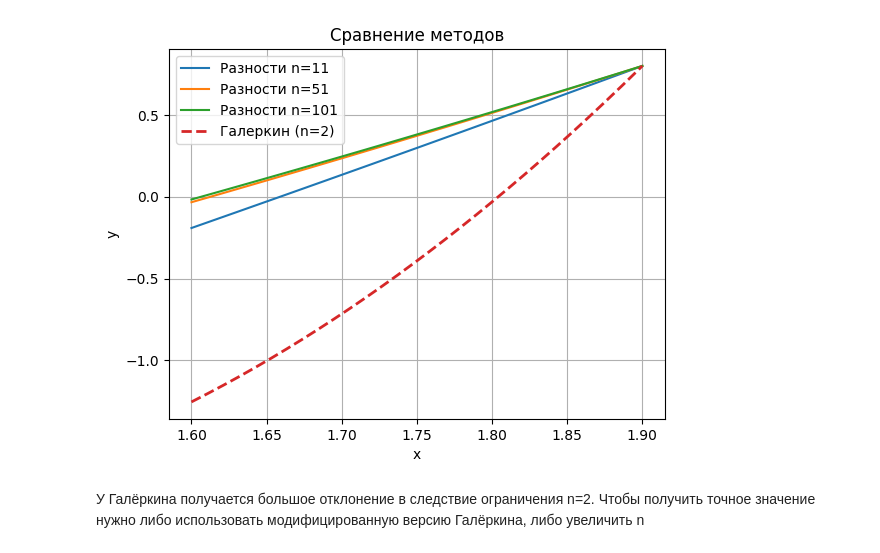
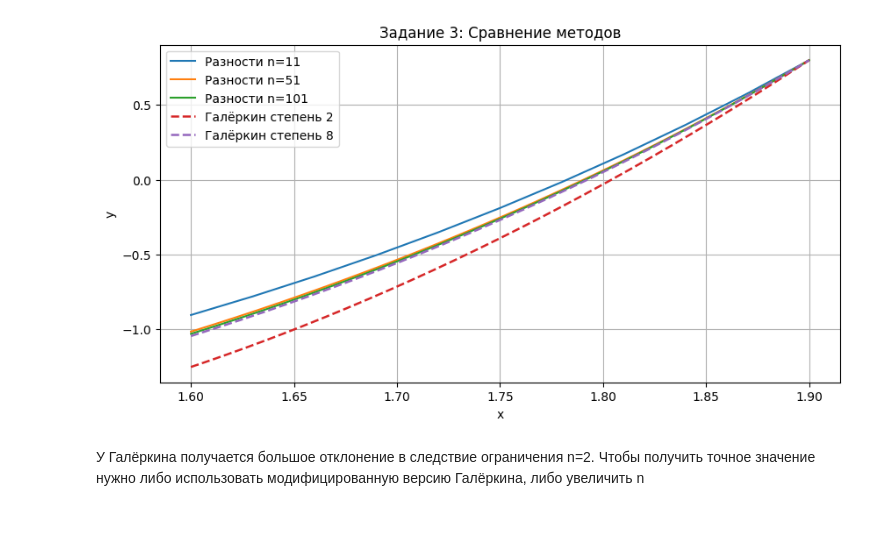
Before and after one commit to medicsera/CalcMethods, a Jupyter notebook: lab4.ipynb, the cells around one changed output. Cells and saved outputs as stored; diff of their text form; code cells hidden in the pictures; blank space fills up the shorter version.

```diff
--- a/lab4.ipynb
+++ b/lab4.ipynb
@@ -154,77 +154,66 @@ y = [-0.03328838 -0.01742819 -0.00153662  0.01438643  0.03034107  0.04632742
 # %%
-def galerkin():
+
+def galerkin(degree=2):
     x1, x2 = 1.6, 1.9
+    N = degree + 1
 
-    # базис: 1, x, x^2
-    phi = [
-        lambda x: 1,
-        lambda x: x,
-        lambda x: x**2
-    ]
+    phi   = [lambda x, k=k: x**k                               for k in range(N)]
+    dphi  = [lambda x, k=k: k * x**(k-1)      if k > 0 else 0.0 for k in range(N)]
+    ddphi = [lambda x, k=k: k*(k-1)*x**(k-2)  if k > 1 else 0.0 for k in range(N)]
 
-    dphi = [
-        lambda x: 0,
-        lambda x: 1,
-        lambda x: 2*x
-    ]
+    # Матрица и правая часть Галёркина
+    # Aij = integral L[phii]·phii dx,  L[u] = u'' + p(x)u' + q(x)u
+    A = np.zeros((N, N))
+    b_vec = np.zeros(N)
 
-    ddphi = [
-        lambda x: 0,
-        lambda x: 0,
-        lambda x: 2
-    ]
+    for i in range(N):
+        for j in range(N):
+            integrand = lambda x, i=i, j=j: (
+                ddphi[j](x) + p(x) * dphi[j](x) + q(x) * phi[j](x)
+            ) * phi[i](x)
+            A[i, j] = quad(integrand, x1, x2)[0]
+        rhs_fn = lambda x, i=i: f(x) * phi[i](x)
+        b_vec[i] = quad(rhs_fn, x1, x2)[0]
 
-    A = np.zeros((3, 3))
-    b = np.zeros(3)
+    # Заменяем строки 0 и 1 на граничные условия
+    A[0, :] = [phi[j](x2) for j in range(N)] # y(1.9) = 0.8
+    b_vec[0] = mu2
 
-    # заполняем систему Галеркина
-    for i in range(3):
-        for j in range(3):
-            integrand = lambda x: (
-                ddphi[j](x)
-                - 0.5 * x**2 * dphi[j](x)
-                + 2 * phi[j](x)
-            ) * phi[i](x)
+    A[1, :] = [phi[j](x1) + alpha * dphi[j](x1) for j in range(N)] # y(1.6)+0.7y'(1.6)=2
+    b_vec[1] = mu1
 
-            A[i, j] = quad(integrand, x1, x2)[0]
+    coeffs = np.linalg.solve(A, b_vec)
 
-        rhs = lambda x: x**2 * phi[i](x)
-        b[i] = quad(rhs, x1, x2)[0]
+    # Финальное решение
+    def y_sol(x):  return sum(coeffs[k] * phi[k](x) for k in range(N))
+    def dy_sol(x): return sum(coeffs[k] * dphi[k](x) for k in range(N))
 
-    # заменяем 2 уравнения на граничные условия
-    # y(1.9) = 0.8
-    A[0, :] = [phi[j](1.9) for j in range(3)]
-    b[0] = 0.8
+    # Подстановка в граничные условия
+    left_val  = y_sol(x1) + alpha * dy_sol(x1)
+    right_val = y_sol(x2)
 
-    # y(1.6) + 0.7y'(1.6) = 2
-    A[1, :] = [phi[j](1.6) + 0.7 * dphi[j](1.6) for j in range(3)]
-    b[1] = 2
+    print(f"\nКоэффициенты c: {np.round(coeffs, 6)}")
+    print(f"  y(1.6)+0.7·y'(1.6) = {left_val:.8f}  (должно {mu1}) → {'OK — ГУ выполнено' if abs(left_val - mu1) < 1e-8 else 'НЕ ОК'}")
+    print(f"  y(1.9)              = {right_val:.8f}  (должно {mu2}) → {'OK — ГУ выполнено' if abs(right_val - mu2) < 1e-8 else 'НЕ ОК'}")
 
-    # решаем
-    a = np.linalg.solve(A, b)
-
-    # функция решения
     x_plot = np.linspace(x1, x2, 200)
-    y_plot = a[0] + a[1]*x_plot + a[2]*x_plot**2
-
+    y_plot = np.array([y_sol(xi) for xi in x_plot])
     return x_plot, y_plot
 
-plt.figure()
+plt.figure(figsize=(10, 5))
 
-# разностные решения
 for n in [11, 51, 101]:
     x, y = finite_difference(n)
     plt.plot(x, y, label=f'Разности n={n}')
 
-# Галеркин
-xg, yg = galerkin()
-plt.plot(xg, yg, '--', linewidth=2, label='Галеркин (n=2)')
+for deg in [2,8]:
+    xg, yg = galerkin(degree=deg)
+    plt.plot(xg, yg, '--', linewidth=1.8, label=f'Галёркин степень {deg}')
 
 plt.xlabel('x')
 plt.ylabel('y')
-plt.title('Сравнение методов')
+plt.title('Задание 3: Сравнение методов')
 plt.legend()
 plt.grid()
-
 plt.show()
 # %% [output]
@@ -231,4 +228,4 @@ plt.show()
-[figure, old version]
+[figure, new version]
 # %% [markdown]
 У Галёркина получается большое отклонение в следствие ограничения n=2.
 Чтобы получить точное значение нужно либо использовать модифицированную версию Галёркина, либо увеличить n
```
Also changed, not shown: parts of 5 cells of this notebook, 1 other file.
